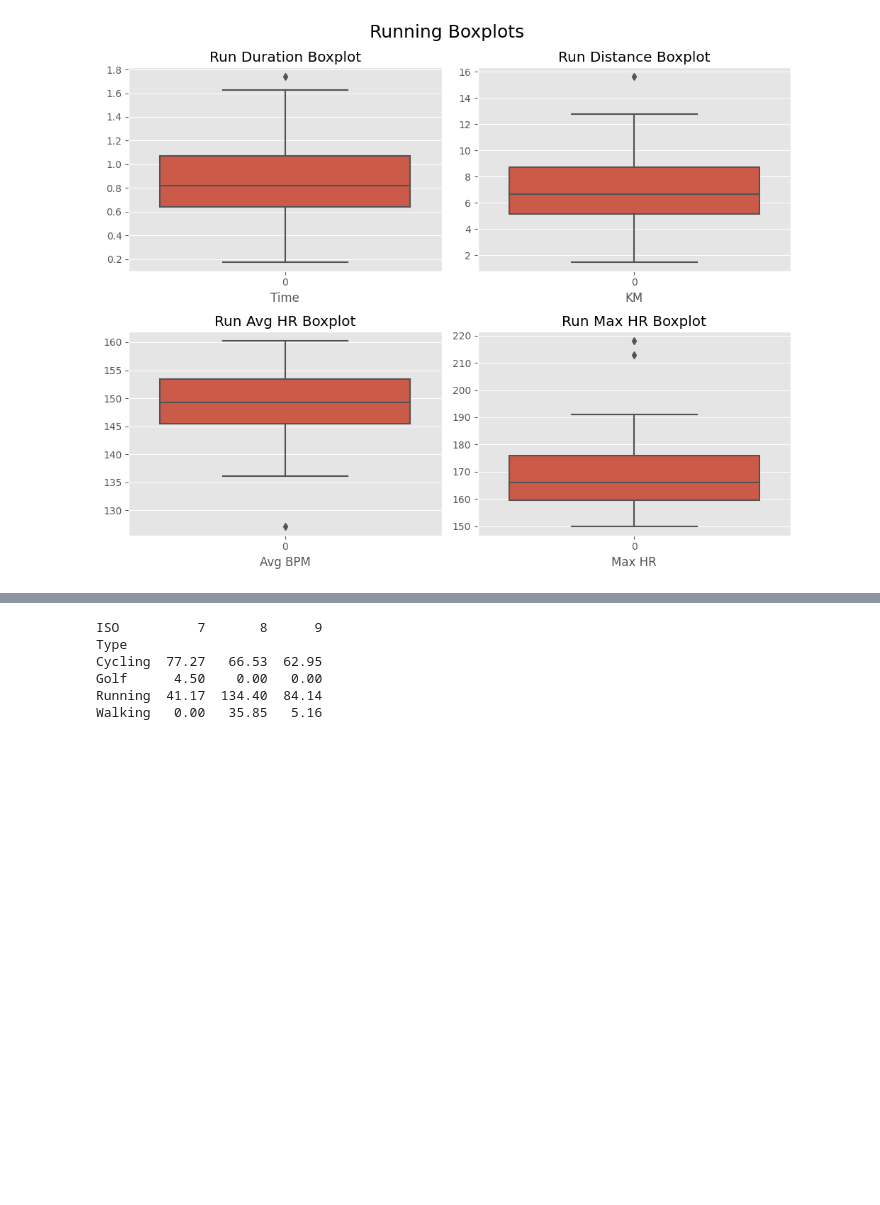
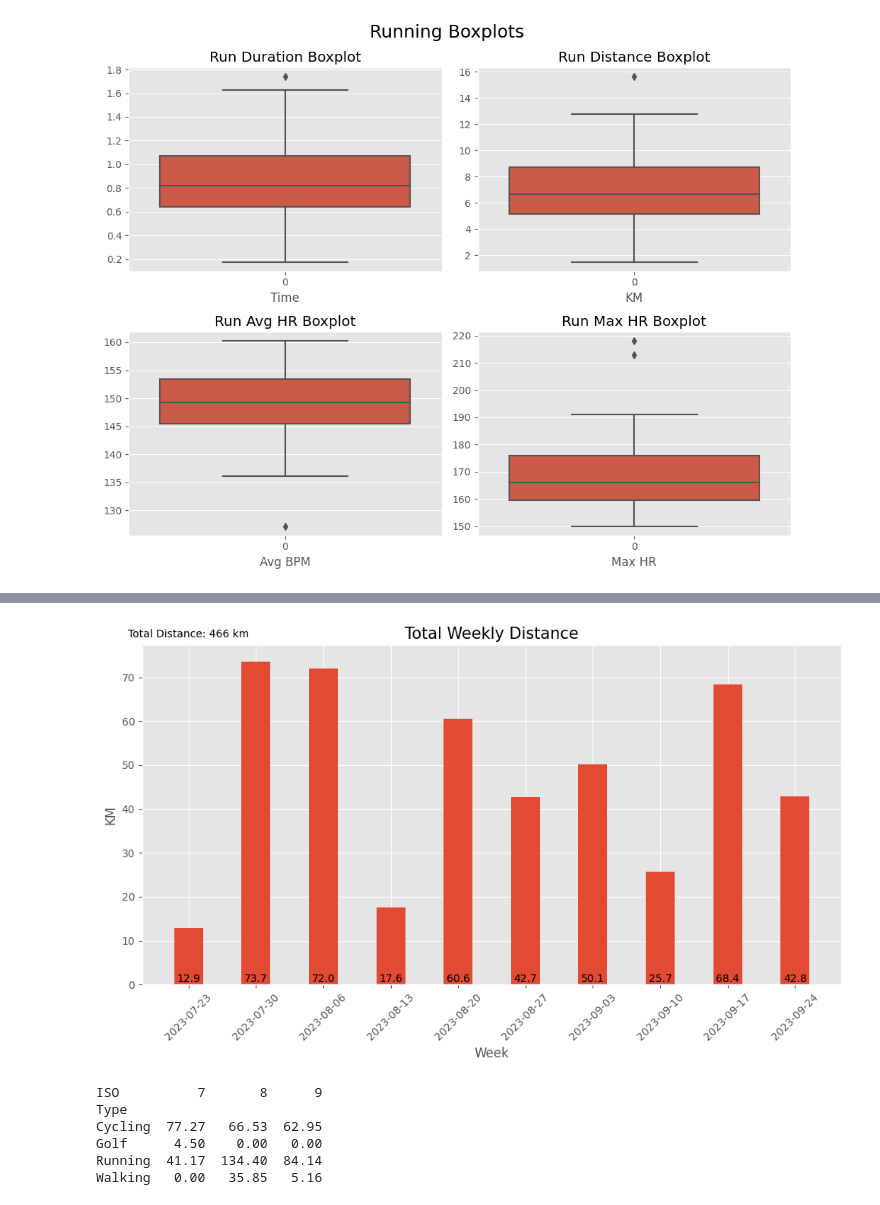
Before and after one commit to palmerac/Elevate, a Jupyter notebook: runStats.ipynb, the cells around one changed output, grey strips where cells are left out. Cells and saved outputs as stored; diff of their text form; code cells hidden in the pictures; blank space fills up the shorter version.

```diff
--- a/runStats.ipynb
+++ b/runStats.ipynb
@@ -347,3 +319,28 @@ plt.savefig('Graphs/Run Boxplots.png', dpi=600)
 plt.show()
 # %% [output]
 [figure]
+# %%
+plt.figure(figsize=(10,6))
+
+dfRB = df[(df['Type'] == 'Running') | (df['Type'] == 'Cycling')]
+
+wklyRBSum = pd.DataFrame(dfRB.groupby(pd.Grouper(freq='W-SUN')).agg('sum'))
+print(wklyRBSum)
+# Toal Distance Text
+total_distance = sum(wklyRBSum, 'km')
+plt.text(wklyRBSum.index[0], wklyRBSum['km'].max() + 5, f'Total Distance: {total_distance:.0f} km',
+        ha='center', va='bottom', fontsize=10, color='black', transform=plt.gca().transData)
+
+plt.bar(wklyRBSum.index, wklyRBSum['km'], width=3)
+for idx, value in enumerate(wklyRBSum['km']):
+        plt.text(wklyRBSum.index[idx], 0, f'{value:.1f}', ha='center', va='bottom',
+        fontsize=10, color='black')
+
+plt.xlabel('Week')
+plt.ylabel('KM')
+plt.title('Total Weekly Distance', fontsize=15)
+plt.xticks(wklyRBSum.index, wklyRBSum.index.strftime('%Y-%m-%d'), rotation=45)
+plt.tight_layout()
+plt.savefig('Graphs/Total Weekly.png', dpi=600)
+plt.show()
+# %% [output]
@@ -350,3 +364,4 @@ plt.show()
+[figure, added]
 # %%
 sum_piv = df.pivot_table(values='km', columns=df.index.month, aggfunc='sum', index='Type',
                          fill_value=0)
```
Also changed, not shown: parts of 4 cells of this notebook, 9 other files.
